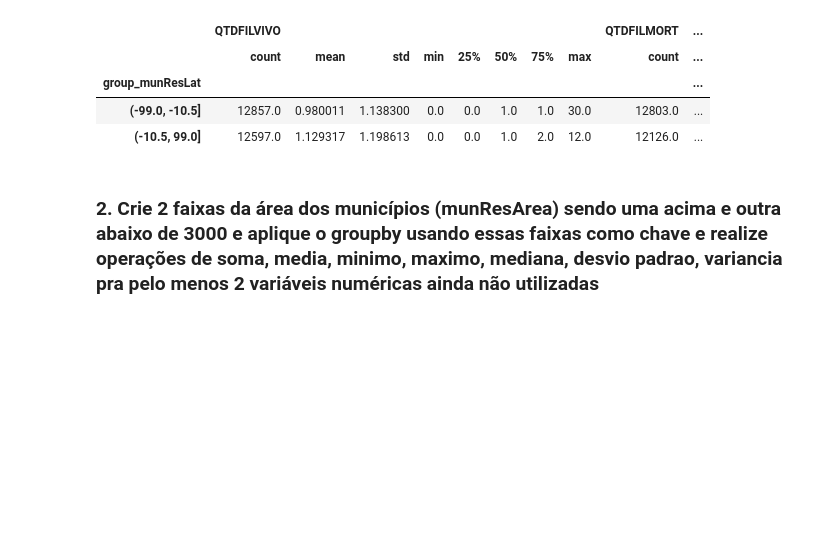
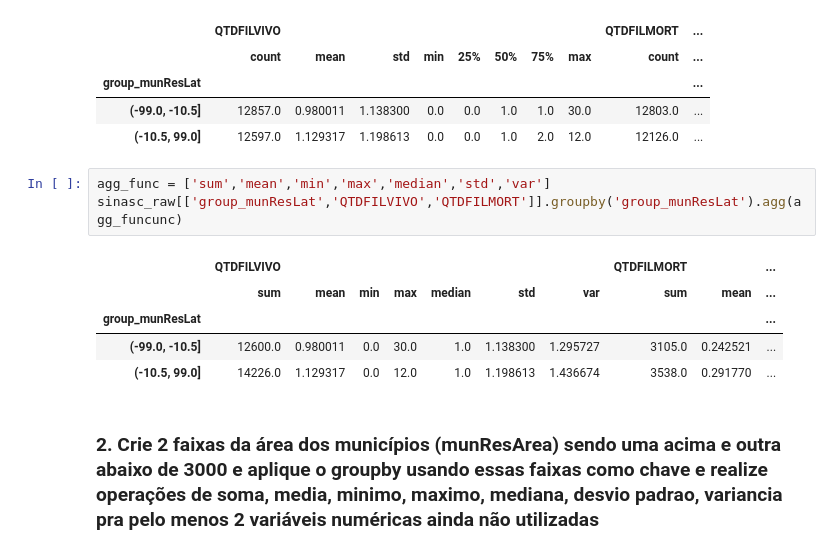
Before and after one commit to RochaKleiton/EBAC_voltazero, a Jupyter notebook: Modulos/09/Mod9Tarefa2.ipynb, the cells around one changed output. Drawn from its saved outputs; the diff is of its cells as text; blank space fills up the shorter version.

```diff
--- a/Modulos/09/Mod9Tarefa2.ipynb
+++ b/Modulos/09/Mod9Tarefa2.ipynb
@@ -65,6 +70,15 @@ sinasc_raw[['group_munResLat','QTDFILVIVO','QTDFILMORT']].groupby('group_munResL
 | group_munResLat |  |  |  |  |  |  |  |  |  | ... |
 | (-99.0, -10.5] | 12857.0 | 0.980011 | 1.138300 | 0.0 | 0.0 | 1.0 | 1.0 | 30.0 | 12803.0 | ... |
 | (-10.5, 99.0] | 12597.0 | 1.129317 | 1.198613 | 0.0 | 0.0 | 1.0 | 2.0 | 12.0 | 12126.0 | ... |
+# %%
+agg_func = ['sum','mean','min','max','median','std','var']
+sinasc_raw[['group_munResLat','QTDFILVIVO','QTDFILMORT']].groupby('group_munResLat').agg(agg_funcunc)
+# %% [output]
+|  | QTDFILVIVO |  |  |  |  |  |  | QTDFILMORT |  | ... |
+|  | sum | mean | min | max | median | std | var | sum | mean | ... |
+| group_munResLat |  |  |  |  |  |  |  |  |  | ... |
+| (-99.0, -10.5] | 12600.0 | 0.980011 | 0.0 | 30.0 | 1.0 | 1.138300 | 1.295727 | 3105.0 | 0.242521 | ... |
+| (-10.5, 99.0] | 14226.0 | 1.129317 | 0.0 | 12.0 | 1.0 | 1.198613 | 1.436674 | 3538.0 | 0.291770 | ... |
 # %% [markdown]
 ### 2. Crie 2 faixas da área dos municípios (munResArea) sendo uma acima e outra abaixo de 3000 e aplique o groupby usando essas faixas como chave e realize operações de soma, media, minimo, maximo, mediana, desvio padrao, variancia pra pelo menos 2 variáveis numéricas ainda não utilizadas
 # %%
```
Also changed, not shown: parts of 7 cells of this notebook, 1 other file.
